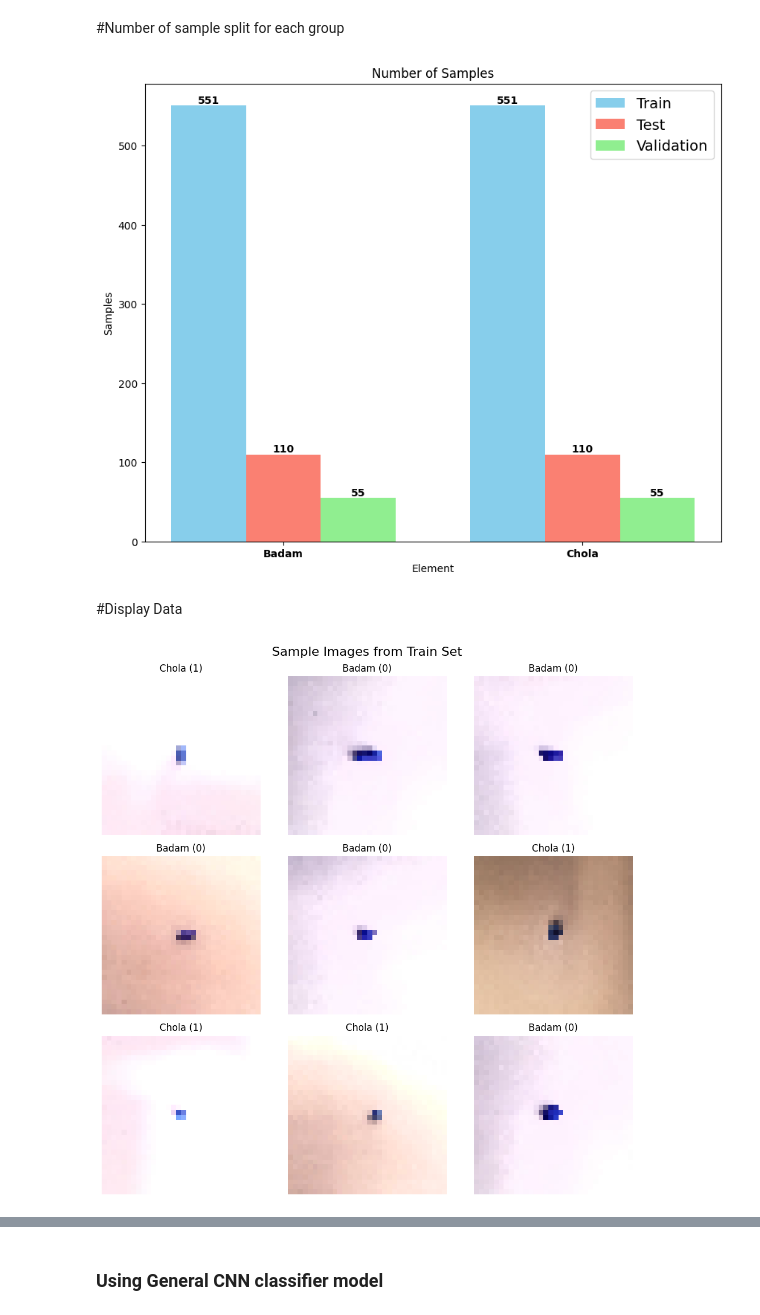
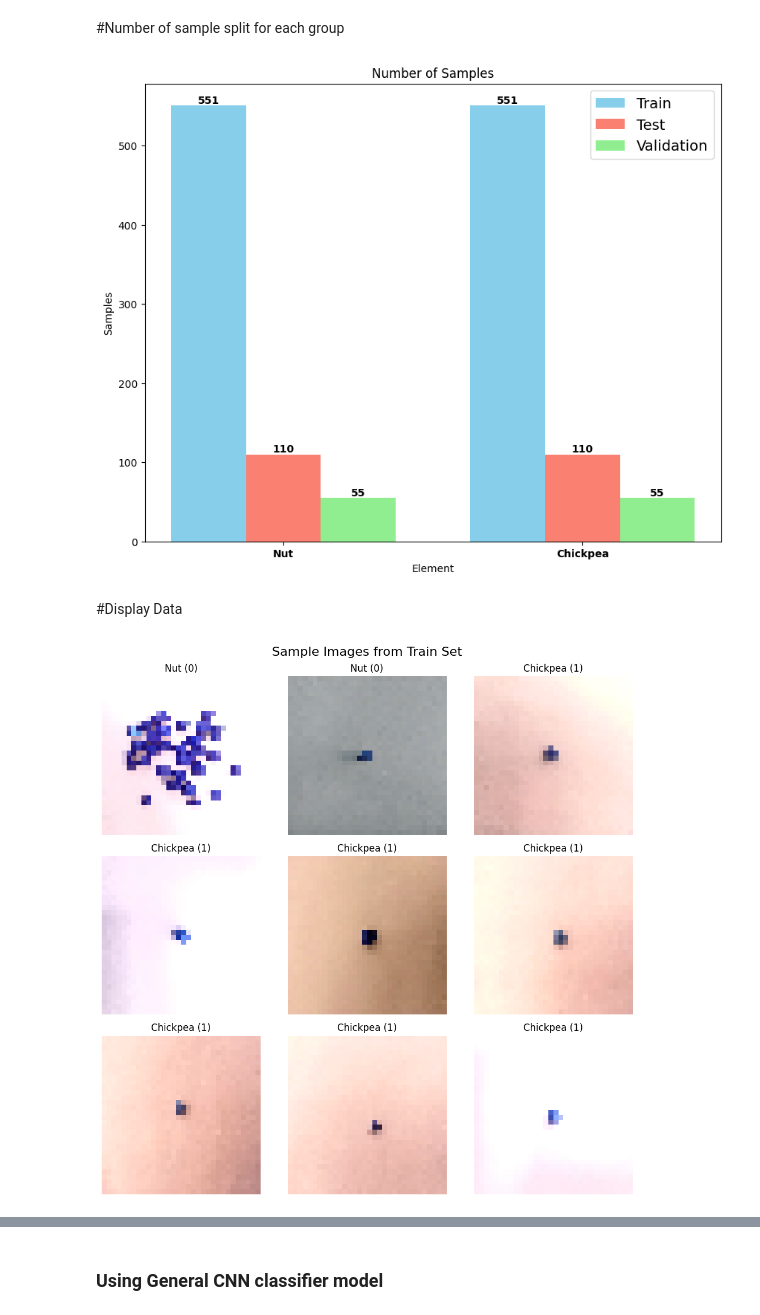
Before and after one commit to ForhanShahriarFahim/Artificial-Intelligence-Lab, a Jupyter notebook: Group_9_Assignment_5.ipynb, the cells around one changed output, grey strips where cells are left out. Drawn from its saved outputs; the diff is of its cells as text; code cells hidden in the pictures.

```diff
--- a/Group_9_Assignment_5.ipynb
+++ b/Group_9_Assignment_5.ipynb
@@ -207,42 +207,42 @@ plt.ylabel('Samples')
 plt.title('Number of Samples')
 
 # Set x-axis ticks and labels
-plt.xticks(test_x, ['Badam', 'Chola'], weight='bold')
+plt.xticks(test_x, ['Nut', 'Chickpea'], weight='bold')
 
 # Add legend
 plt.legend(fontsize=14)
 
 # Save the plot
-#plt.savefig('/content/drive/MyDrive/Classifier Dataset/Trans images/spillited_samples.png')
+# plt.savefig('/content/drive/MyDrive/Classifier Dataset/Trans images/spillited_samples.png')
 
 # Show the plot
 plt.show()
 # %% [output]
-[figure, old version]
+[figure, new version]
 # %% [markdown]
 #Display Data
 # %%
 # Define the number of images to plot
 num_images = 9
 
 # Get indices for random images from the train set
 random_indices = np.random.choice(len(train_images), size=num_images, replace=False)
 
 # Plot the images with labels
 plt.figure(figsize=(10, 10))
 for i, idx in enumerate(random_indices):
     plt.subplot(3, 3, i + 1)
     plt.imshow(train_images[idx])
     if train_labels[idx] == 0:
-        label_text = 'Badam (0)'
+        label_text = 'Nut (0)'
     else:
-        label_text = 'Chola (1)'
+        label_text = 'Chickpea (1)'
     plt.title(label_text, fontsize=12)
     plt.axis('off')
 
 plt.suptitle('Sample Images from Train Set', fontsize=16)
 plt.tight_layout()
 plt.show()
 # %% [output]
-[figure, old version]
+[figure, new version]
 # %%
```
Also changed, not shown: parts of 20 cells of this notebook.
